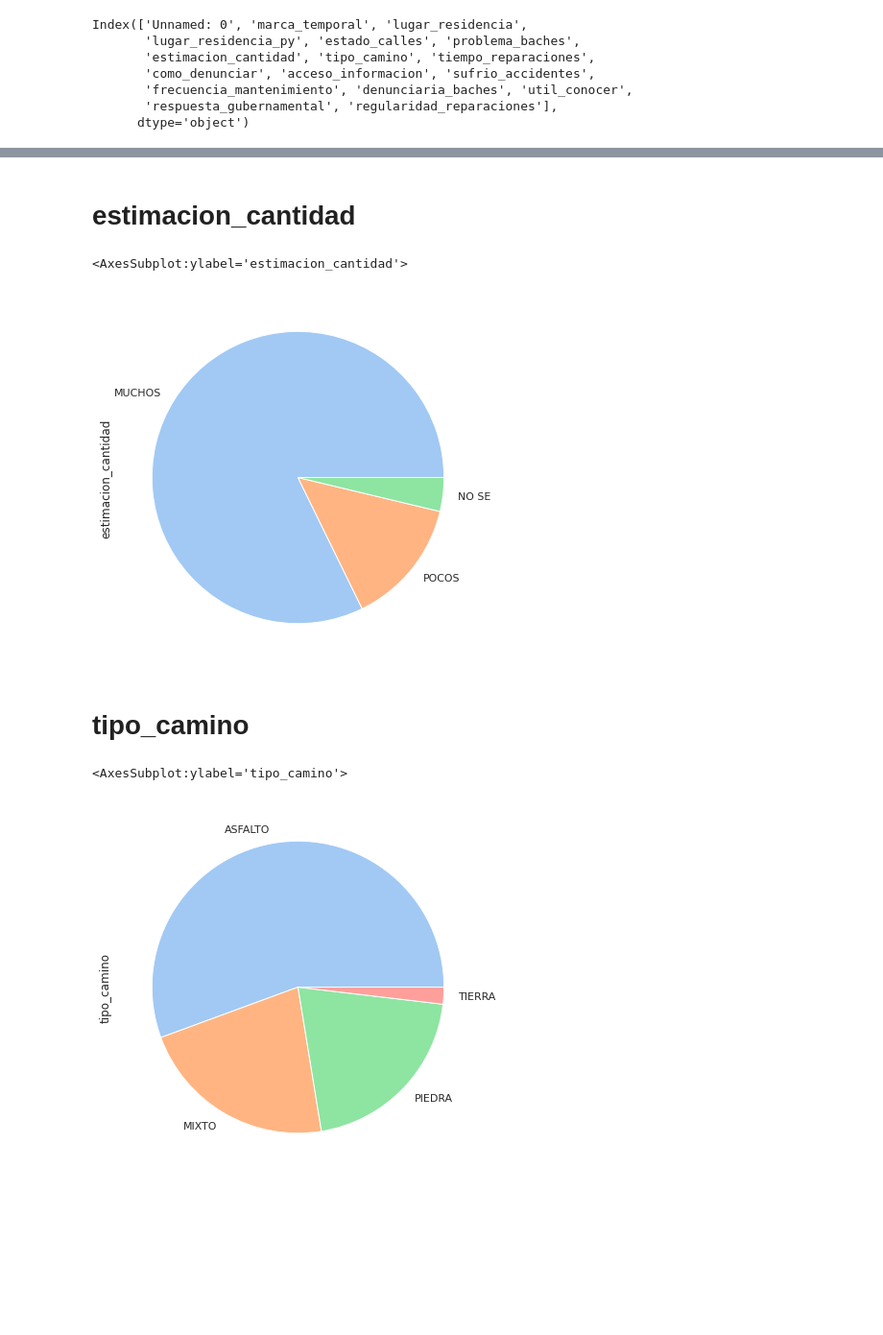
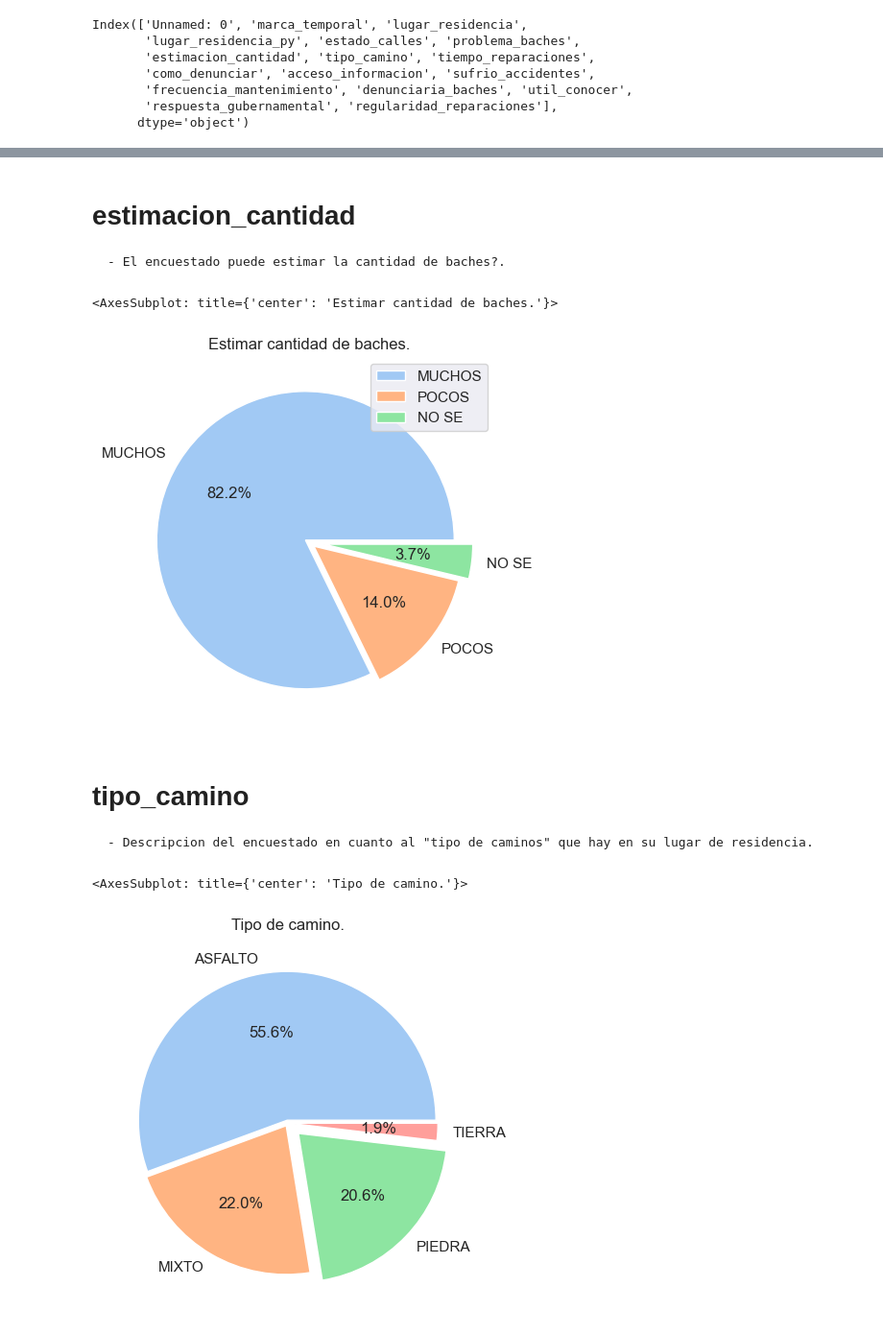
Before and after one commit to TorrezMN/Data_Science, a Jupyter notebook: src/notebooks/basic_study.ipynb, the cells around one changed output, grey strips where cells are left out. Shown at 96% size. Drawn from its saved outputs; the diff is of its cells as text; code cells hidden in the pictures; blank space fills up the shorter version.

```diff
--- a/src/notebooks/basic_study.ipynb
+++ b/src/notebooks/basic_study.ipynb
@@ -12,7 +9,7 @@ from collections import Counter
 %matplotlib inline
 # %%
 # Reseting figure size params.
-plt.rcParams["figure.figsize"] = [12, 7]
+plt.rcParams["figure.figsize"] = [5, 30]
 
 # Setting seaborn as default plotting lib.
 sns.set()
@@ -54,16 +61,31 @@ df["problema_baches"].value_counts(normalize=True).plot(
 # %% [markdown]
 # estimacion_cantidad
+    - El encuestado puede estimar la cantidad de baches?.
 # %%
-df["estimacion_cantidad"].value_counts().plot(kind="pie")
+df["estimacion_cantidad"].value_counts(normalize=True).plot(
+    kind="pie",
+    title="Estimar cantidad de baches.",
+    ylabel="",
+    legend=True,
+    autopct="%1.1f%%",
+    explode=[0.03, 0.04, 0.1],
+)
 # %% [output]
-<AxesSubplot:ylabel='estimacion_cantidad'>
+<AxesSubplot: title={'center': 'Estimar cantidad de baches.'}>
-[figure, old version]
+[figure, new version]
 # %% [markdown]
 # tipo_camino
+    - Descripcion del encuestado en cuanto al "tipo de caminos" que hay en su lugar de residencia.
 # %%
-df["tipo_camino"].value_counts().plot(kind="pie")
+df["tipo_camino"].value_counts(normalize=True).plot(
+    title="Tipo de camino.",
+    explode=[0.02, 0.02, 0.1, 0.01],
+    kind="pie",
+    autopct="%1.1f%%",
+    ylabel="",
+)
 # %% [output]
-<AxesSubplot:ylabel='tipo_camino'>
+<AxesSubplot: title={'center': 'Tipo de camino.'}>
-[figure, old version]
+[figure, new version]
 # %% [markdown]
 # tiempo_reparaciones
```
Also changed, not shown: parts of 34 cells of this notebook.
